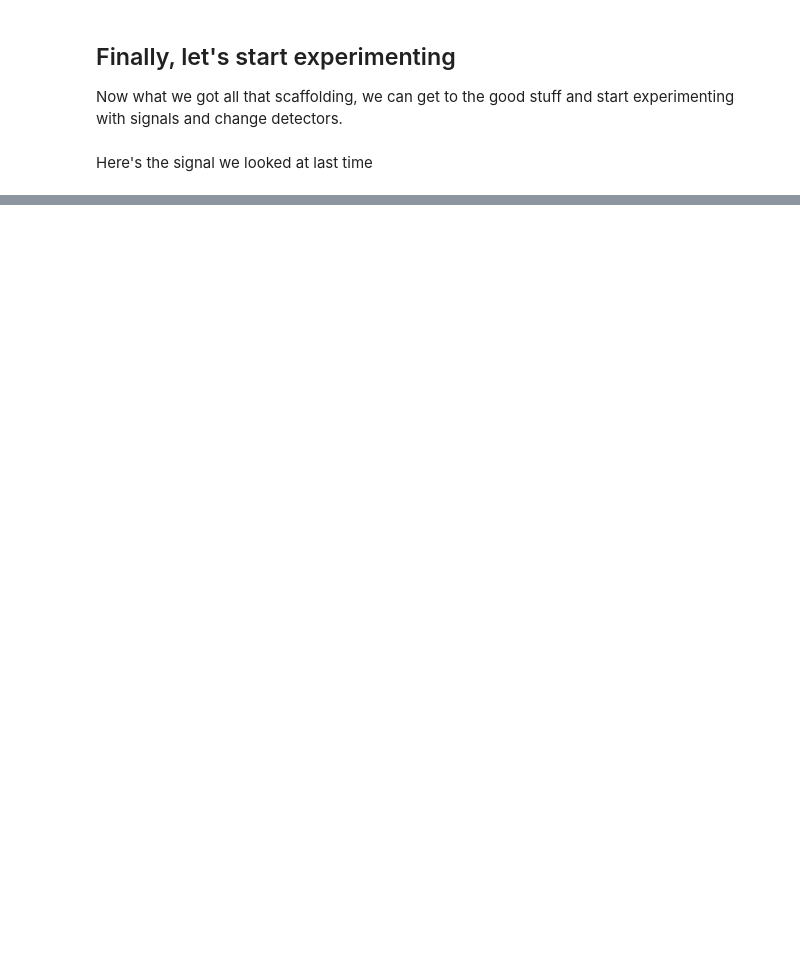
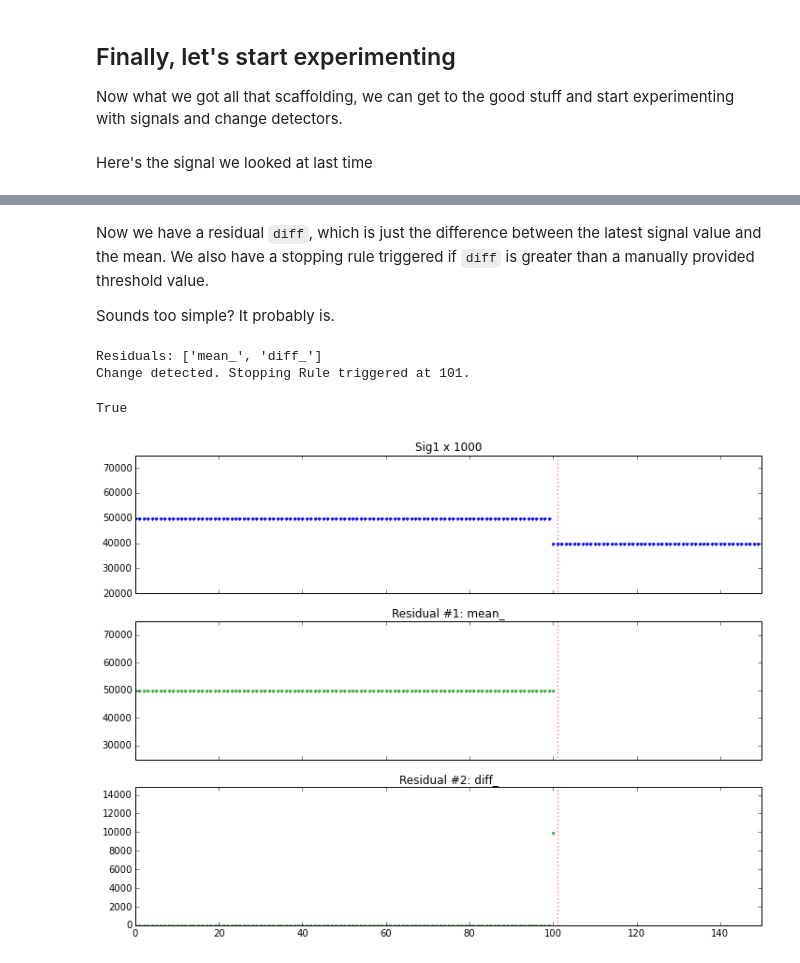
Before and after one commit to amanahuja/change-detection-tutorial, a Jupyter notebook: ipynb/section_01_Trivial.ipynb, the cells around one changed output, grey strips where cells are left out. Drawn from its saved outputs; the diff is of its cells as text; code cells hidden in the pictures; blank space fills up the shorter version.

```diff
--- a/ipynb/section_01_Trivial.ipynb
+++ b/ipynb/section_01_Trivial.ipynb
@@ -110,0 +119,19 @@ class cd_static_mean_detector(change_detector):
+# %% [markdown]
+Now we have a residual `diff`, which is just the difference between the latest signal value and the mean. We also have a stopping rule triggered if `diff` is greater than a manually provided threshold value.
+
+Sounds too simple? It probably is.
+# %%
+# The GOOD
+
+# Easily accomodates a scaling of sig1
+#  as the threshold is given as a percentage.
+
+static_mean_detector(threshold=0.02).run(
+    sig1 * 1000,  # We're just scaling the signal by 1000x
+    signal_name='Sig1 x 1000'
+    )
+# %% [output]
+Residuals: ['mean_', 'diff_']
+Change detected. Stopping Rule triggered at 101.
+True
+[figure, added]
```
Also changed, not shown: parts of 21 cells of this notebook, 1 other file.
